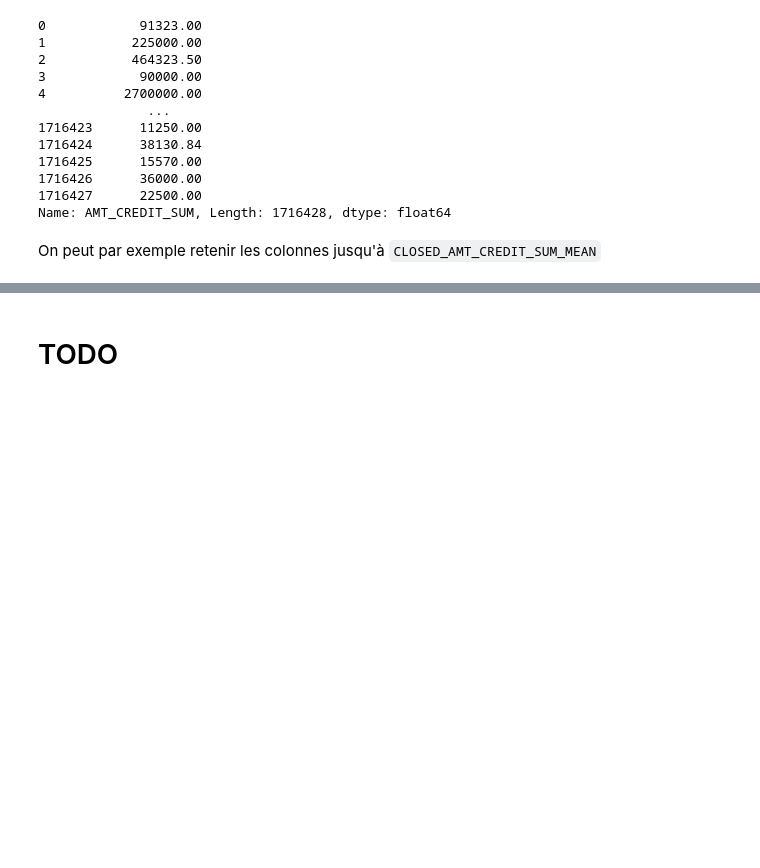
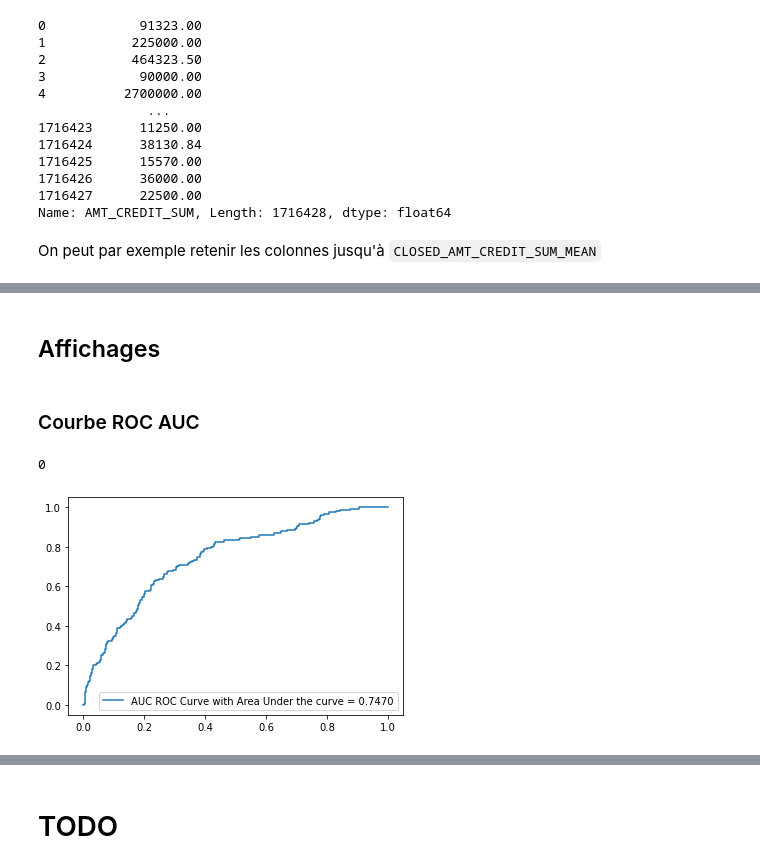
Before and after one commit to CyrilWW/OC-DS-Projet-7, a Jupyter notebook: model/Gaborit_Cyril_1_notebook_102022.ipynb, the cells around one changed output, grey strips where cells are left out. Drawn from its saved outputs; the diff is of its cells as text; code cells hidden in the pictures; blank space fills up the shorter version.

```diff
--- a/model/Gaborit_Cyril_1_notebook_102022.ipynb
+++ b/model/Gaborit_Cyril_1_notebook_102022.ipynb
@@ -1883,0 +1855,25 @@ models_cols = [
+# %%
+algos_clf = [
+#     {'surname': 'Dummy stratified',
+#      'class': DummyClassifier(strategy='stratified'),
+#      'param_grid': param_grid_dum},
+#     {'surname': 'SVC', # utilise un OVO, histoire de comparer
+#      'class': SVC(kernel='linear'),
+#      'param_grid': param_grid_svc},
+#     {'surname': 'kNN',
+#      'class': KNeighborsClassifier(),
+#      'param_grid': param_grid_knn},
+
+    {'surname': 'Logistic',
+     'class': LogisticRegression(verbose=0), # class_weight='balanced'
+     'param_grid': param_grid_lr},
+    {'surname': 'XGBoost', # ne fonctionne pas car trop peu de samples pour certaines classes
+    'class': XGBClassifier(scale_pos_weight=92),
+    'param_grid': param_grid_xgbc},
+#     {'surname': 'LightGBM',
+#      'class': LGBMClassifier(class_weight={0:1, 1:10}),
+#      'param_grid': param_grid_lgbc},
+#     {'surname': 'RandomForest',
+#      'class': RandomForestClassifier(class_weight={0:1, 1:10}),
+#      'param_grid': param_grid_rfc},
+]
@@ -1936,0 +1955,25 @@ df_doe
+# %% [markdown]
+## Affichages
+# %% [markdown]
+### Courbe ROC AUC
+# %%
+def generate_auc_roc_curve(clf, X_test):
+    y_pred_proba = clf.predict_proba(X_test)[:, 1]
+    fpr, tpr, thresholds = roc_curve(y_test, y_pred_proba)
+    auc = roc_auc_score(y_test, y_pred_proba)
+    plt.plot(fpr, tpr, label=f"AUC ROC Curve with Area Under the curve = {auc:.4f}")
+    plt.legend() #loc=4
+    plt.show()
+# %%
+ind_best_mdl = df_doe.loc[df_doe['Test custom_score']==df_doe['Test custom_score'].max()].index
+ind_best_mdl = list(ind_best_mdl)[0]
+ind_best_mdl
+# %% [output]
+0
+# %%
+X_test_enc = algos_results[ind_best_mdl]['X_test_enc']
+y_test = algos_results[ind_best_mdl]['y_test']
+# %%
+generate_auc_roc_curve(best_mdl, X_test_enc)
+# %% [output]
+[figure, added]
```
Also changed, not shown: parts of 99 cells of this notebook.
